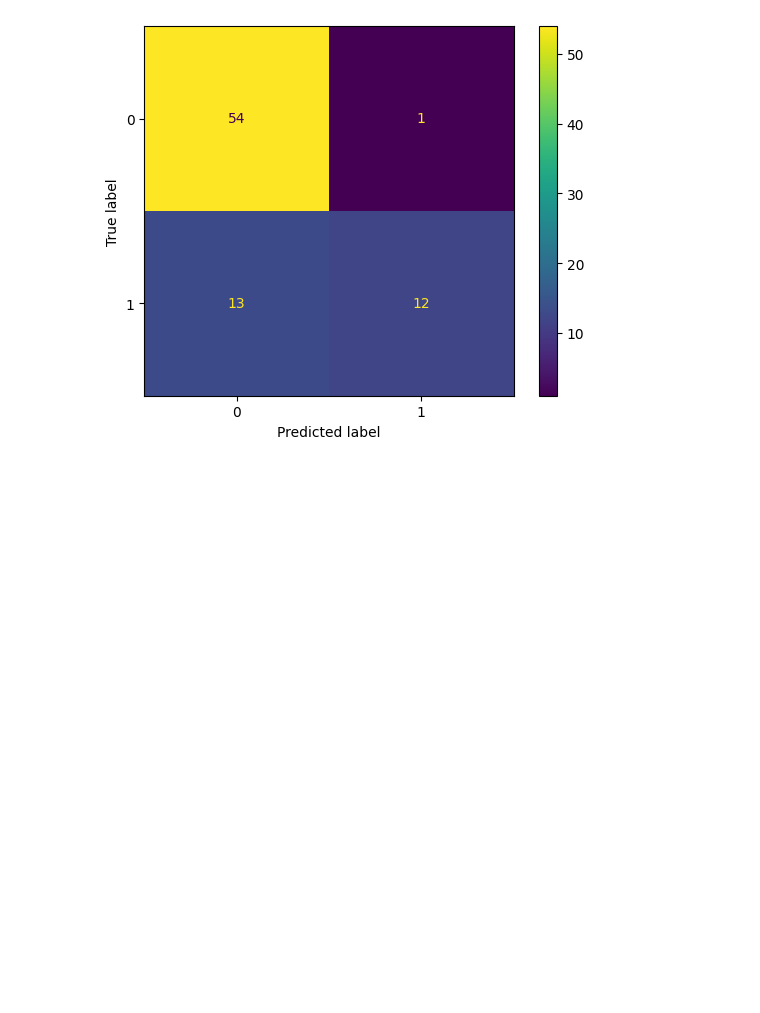
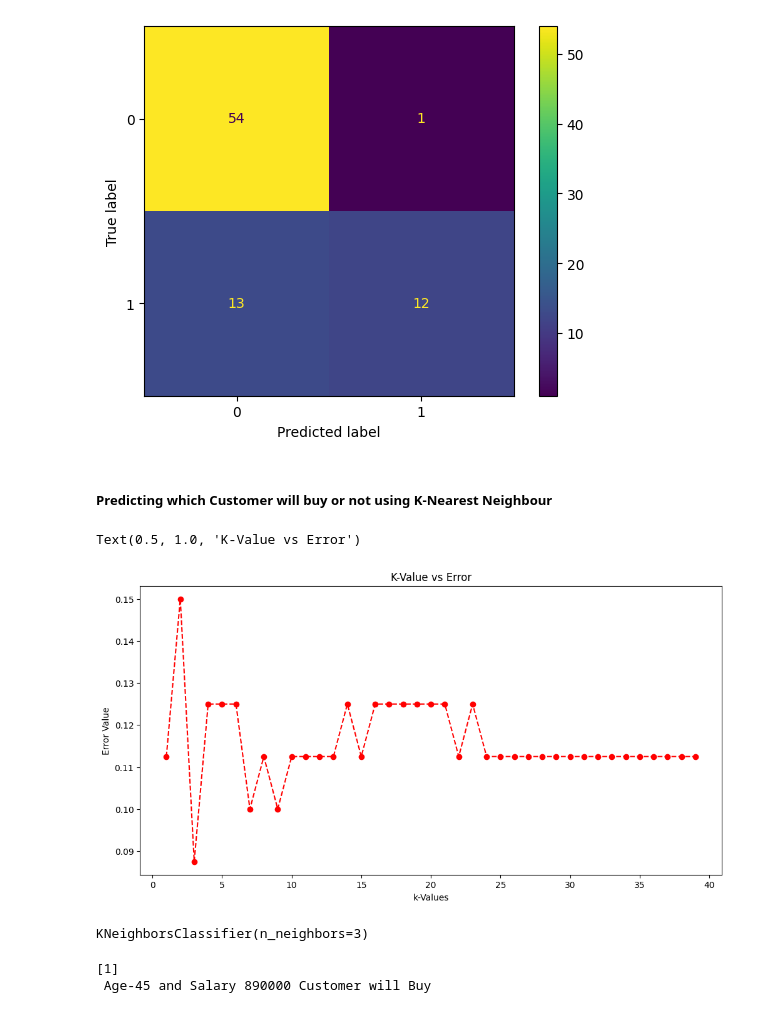
Before and after one commit to ShailendraSChauhan/MachineLearning, a Jupyter notebook: Logistic.ipynb, the cells around one changed output. Drawn from its saved outputs; the diff is of its cells as text; code cells hidden in the pictures; blank space fills up the shorter version.

```diff
--- a/Logistic.ipynb
+++ b/Logistic.ipynb
@@ -185,3 +185,45 @@ Accuracy is : 82.5
 [[54  1]
  [13 12]]
 [figure]
+# %% [markdown]
+##### Predicting which Customer will buy or not using K-Nearest Neighbour
+# %%
+#import the library and train the model
+from sklearn.neighbors import KNeighborsClassifier
+
+error = []
+#Finding the best K-vaue
+for i in range(1,40):
+    model = KNeighborsClassifier(n_neighbors=i)
+    model.fit(X_train, y_train)
+    i_pred = model.predict(X_test)
+    error.append(np.mean(i_pred != y_test))
+
+plt.figure(figsize=(12,6))
+plt.plot(range(1,40), error, color="red", linestyle= "dashed", marker="o")
+plt.xlabel("k-Values")
+plt.ylabel("Error Value")
+plt.title("K-Value vs Error")
+# %% [output]
+Text(0.5, 1.0, 'K-Value vs Error')
+[figure, added]
+# %%
+#Train the model
+model_train = KNeighborsClassifier(n_neighbors=3, metric="minkowski", p=2)
+model_train.fit(X_train, y_train)
+# %% [output]
+KNeighborsClassifier(n_neighbors=3)
+# %%
+#Predict whether the Customer will buy or not
+age = int(input("Enter the Age of Customer"))
+salary = int(input("Enter the Salary of Customer"))
+newcustomer = [[age, salary]]
+result = model_train.predict(sc.transform(newcustomer))
+print(result)
+if result == 0:
+    print(f" Age-{age} and Salary {salary} Customer will not Buy")
+else:
+    print(f" Age-{age} and Salary {salary} Customer will Buy")
+# %% [output]
+[1]
+ Age-45 and Salary 890000 Customer will Buy
```
Also changed, not shown: 4 other files.
